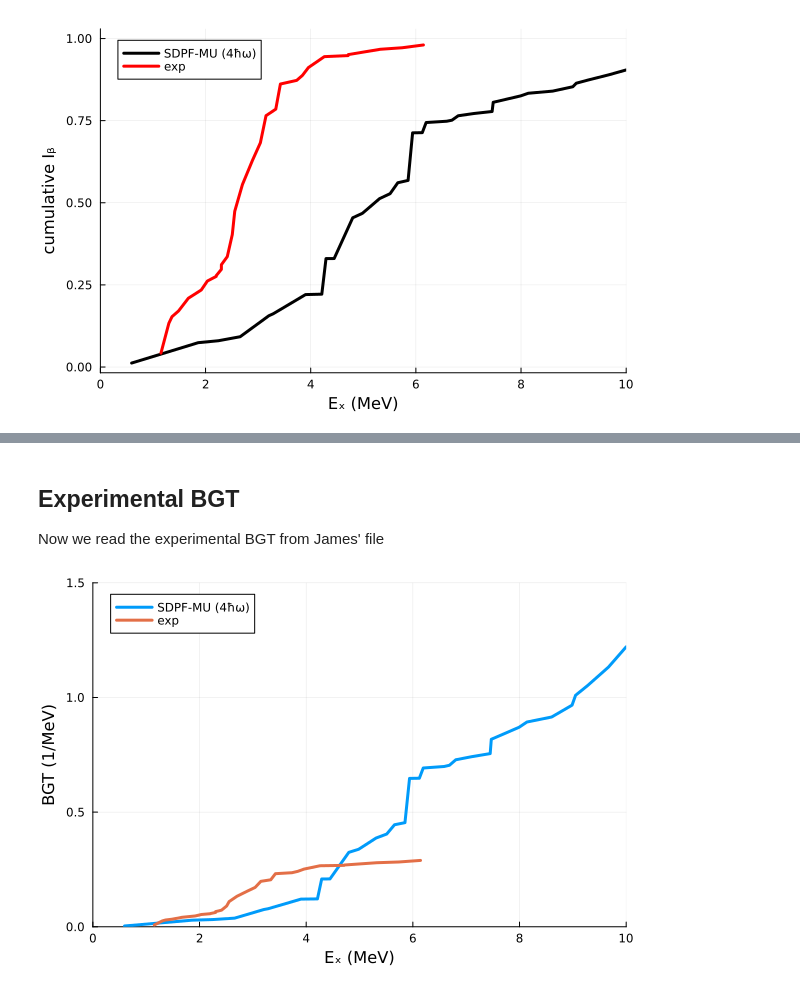
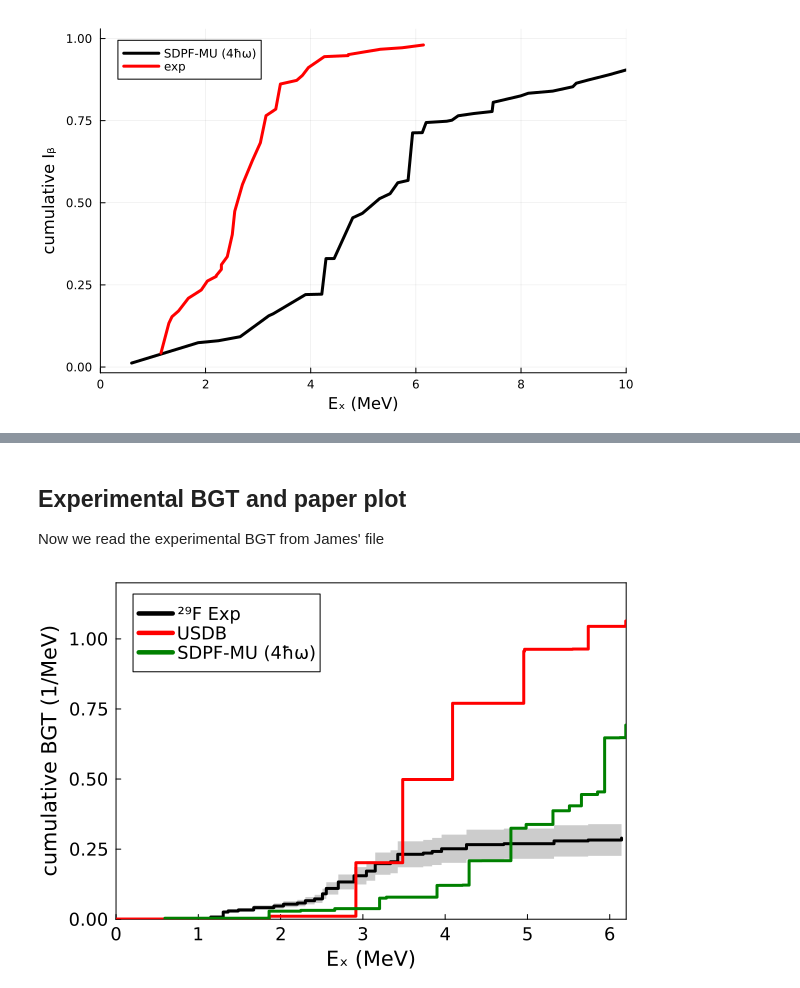
Before and after one commit to mmadurga/E19044-F29, a Jupyter notebook: shellModelBGT.ipynb, the cells around one changed output, grey strips where cells are left out. Saved outputs shown, nothing was run; the diff lists cells and outputs as text; code cells hidden in the pictures.

```diff
--- a/shellModelBGT.ipynb
+++ b/shellModelBGT.ipynb
@@ -140,12 +158,19 @@ label="exp")
 # %% [markdown]
-## Experimental BGT
+## Experimental BGT and paper plot
 
 Now we read the experimental BGT from James' file
-# %%
-plot(bgtsorted[:,1].-Ex29Ne3n,cumsum(bgtsorted[:,2]),
-lw=3,label="SDPF-MU (4ħω)",xlabel="Eₓ (MeV)",ylabel="BGT (1/MeV)",legend=:topleft,
-xlims=(0,10),ylims=(0,1.5))
-plot!(expbgt[:,1],cumsum(expbgt[:,2]),
-lw=3,label="exp")
-# %% [output]
-[figure, removed]
+# %%
+plot(expbgt[:,1],cumsum(expbgt[:,2]),seriestype=:step,
+lw=3,label="²⁹F Exp",lcolor=:black,xlims=(0,6.2),
+ribbon=(cumsum(expbgt[:,2]*0.2)),fillcolor=:black,fillalpha=0.2,
+guidefont=14,tickfont=12,legendfont=12,grid=false,framestyle=:box)
+
+plot!(bgtUSDBsorted[:,1].-bgtUSDBsorted[1,1],cumsum(bgtUSDBsorted[:,2]),
+lw=3,lcolor=:red,seriestype=:step,
+label="USDB",xlabel="Eₓ (MeV)",ylabel="cumulative BGT (1/MeV)",legend=:topleft,ylims=(0,0.72))
+
+plot!(bgtsorted[:,1].-Ex29Ne3n,cumsum(bgtsorted[:,2]),
+lw=3,lcolor=:green,seriestype=:step,
+label="SDPF-MU (4ħω)",xlabel="Eₓ (MeV)",ylabel="cumulative BGT (1/MeV)",legend=:topleft,ylims=(0,1.2))
+# %% [output]
+[figure, added]
```
Also changed, not shown: parts of 5 cells of this notebook, 8 other files.
